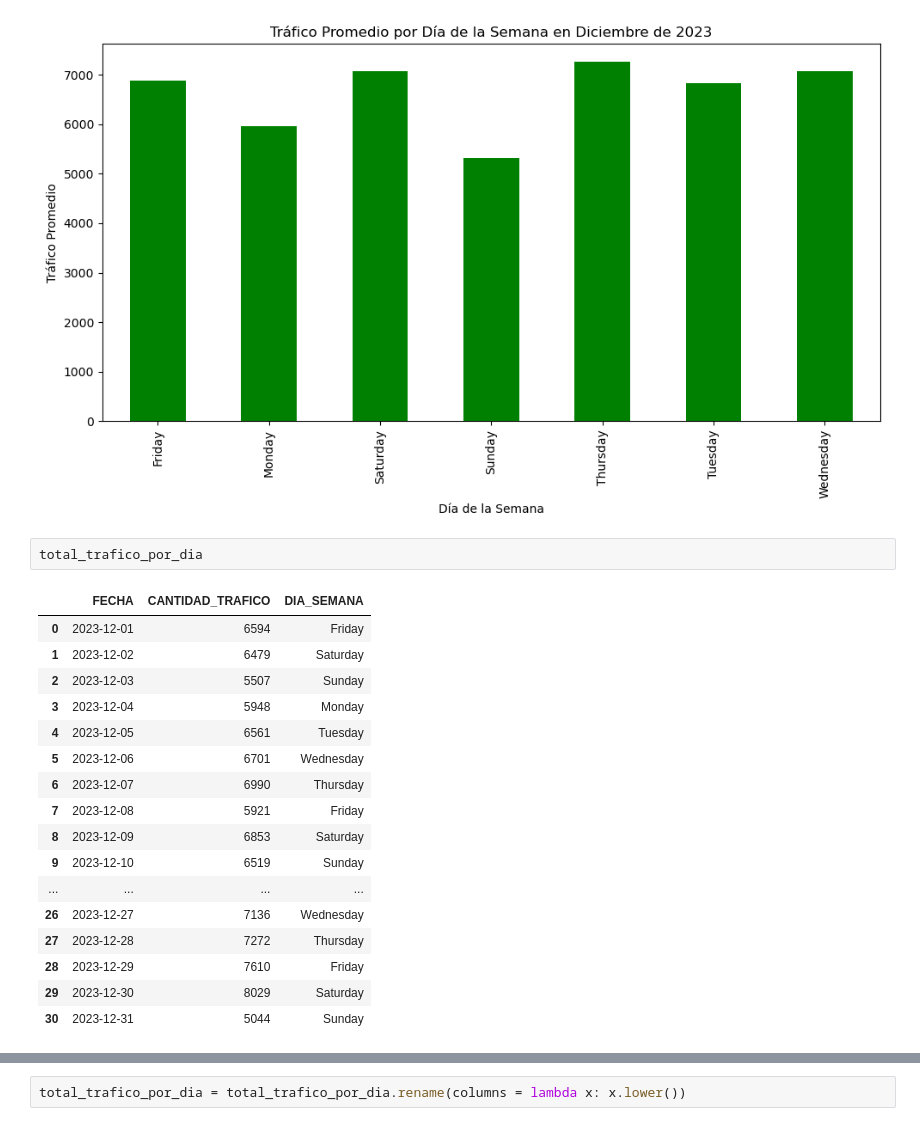
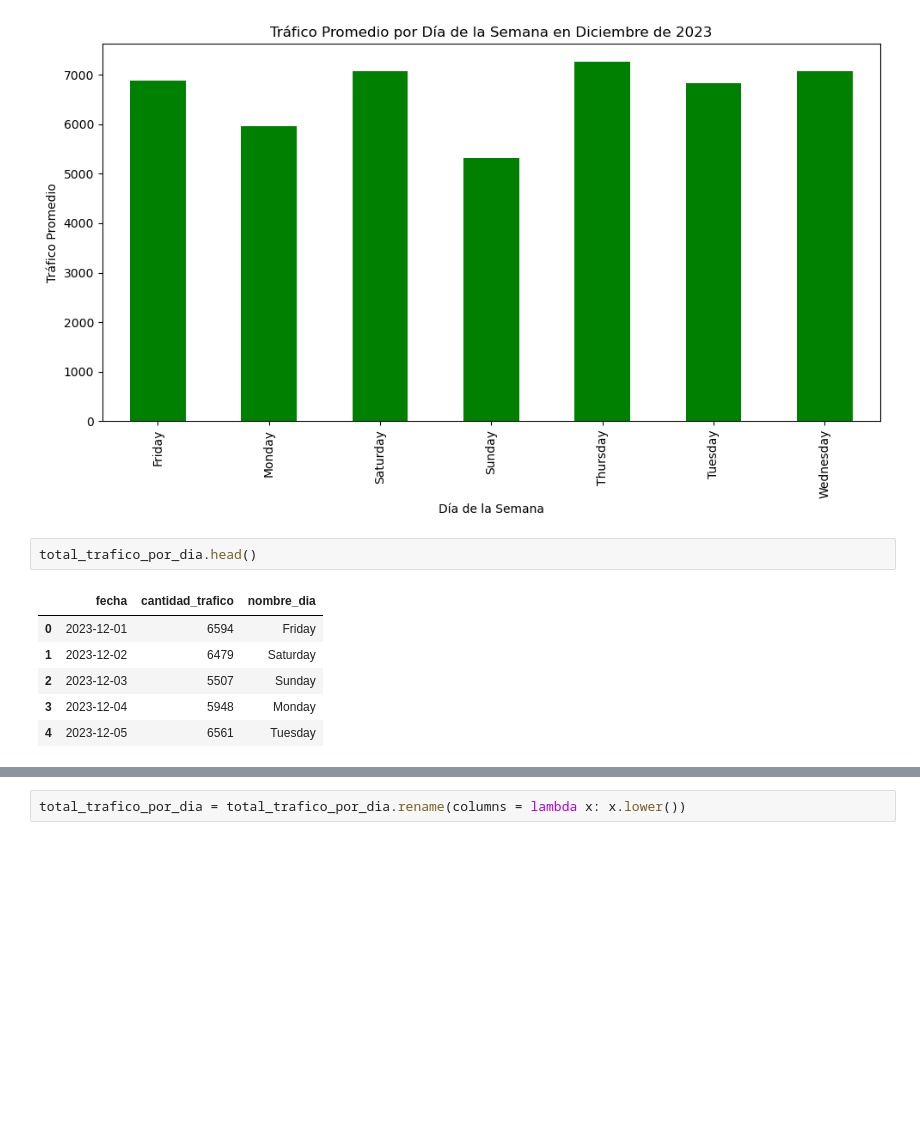
Before and after one commit to Ingenieco/uao_gad, a Jupyter notebook: Proyecto_Final.ipynb, the cells around one changed output, grey strips where cells are left out. Drawn from its saved outputs; the diff is of its cells as text; blank space fills up the shorter version.

```diff
--- a/Proyecto_Final.ipynb
+++ b/Proyecto_Final.ipynb
@@ -209,25 +209,14 @@ plt.show()
 # %% [output]
 [figure]
 # %%
-total_trafico_por_dia
+total_trafico_por_dia.head()
 # %% [output]
-|  | FECHA | CANTIDAD_TRAFICO | DIA_SEMANA |
+|  | fecha | cantidad_trafico | nombre_dia |
 | 0 | 2023-12-01 | 6594 | Friday |
 | 1 | 2023-12-02 | 6479 | Saturday |
 | 2 | 2023-12-03 | 5507 | Sunday |
 | 3 | 2023-12-04 | 5948 | Monday |
 | 4 | 2023-12-05 | 6561 | Tuesday |
-| 5 | 2023-12-06 | 6701 | Wednesday |
-| 6 | 2023-12-07 | 6990 | Thursday |
-| 7 | 2023-12-08 | 5921 | Friday |
-| 8 | 2023-12-09 | 6853 | Saturday |
-| 9 | 2023-12-10 | 6519 | Sunday |
-| ... | ... | ... | ... |
-| 26 | 2023-12-27 | 7136 | Wednesday |
-| 27 | 2023-12-28 | 7272 | Thursday |
-| 28 | 2023-12-29 | 7610 | Friday |
-| 29 | 2023-12-30 | 8029 | Saturday |
-| 30 | 2023-12-31 | 5044 | Sunday |
 # %%
 # Verificar si hay valores duplicados en 'DIA_SEMANA'
 dias_duplicados = total_trafico_por_dia['DIA_SEMANA'].duplicated(keep=False)
```
Also changed, not shown: parts of 20 cells of this notebook.
